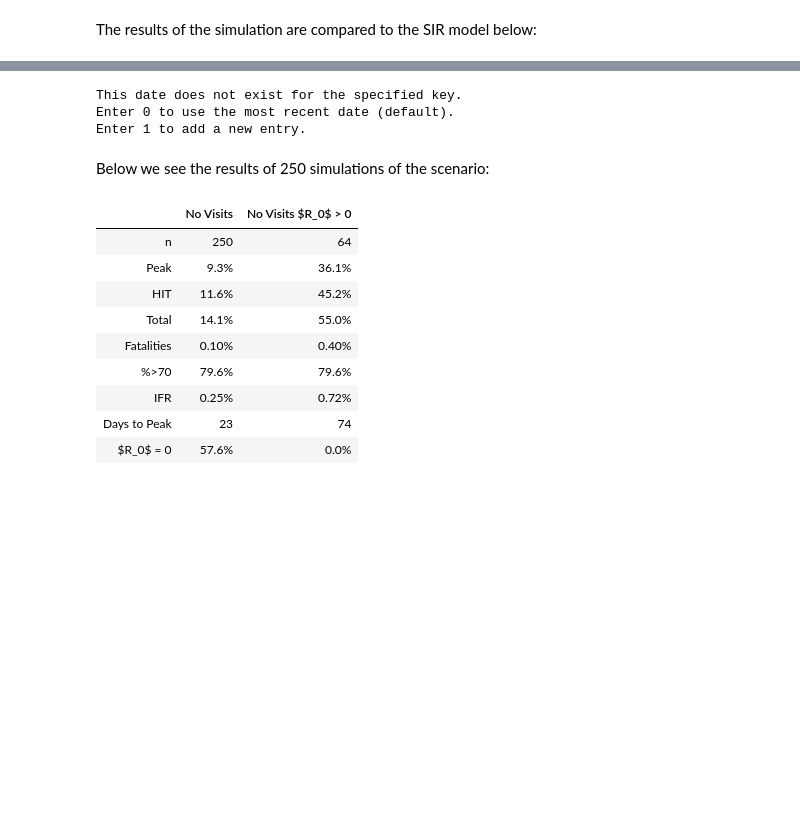
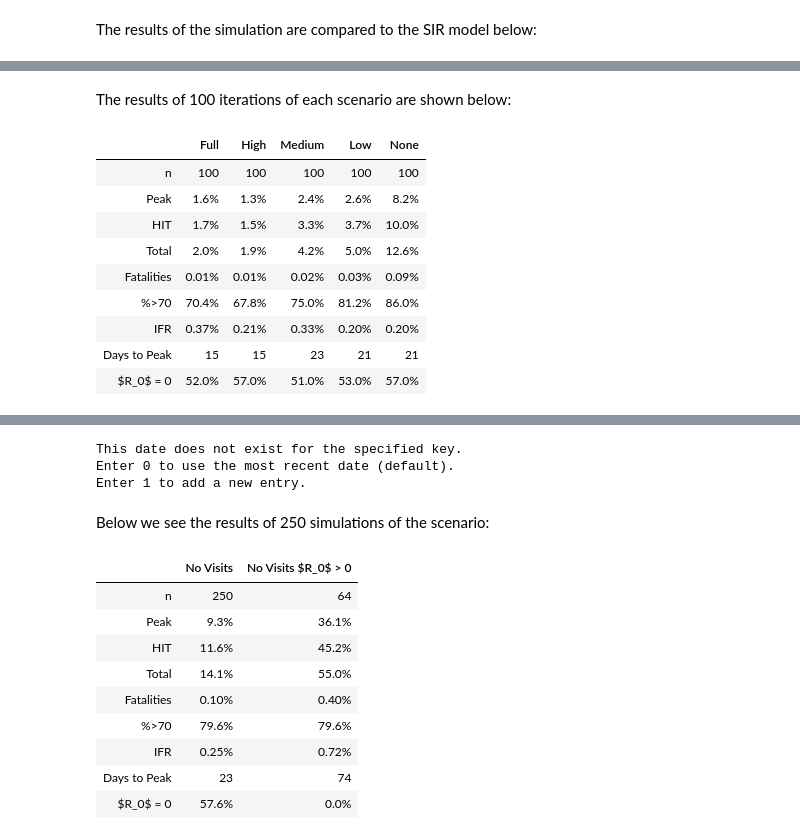
Before and after one commit to rjskene/rknotdocs, a Jupyter notebook: docs/load.ipynb, the cells around one changed output, grey strips where cells are left out. Saved outputs shown, nothing was run; the diff lists cells and outputs as text; code cells hidden in the pictures; blank space fills up the shorter version.

```diff
--- a/docs/load.ipynb
+++ b/docs/load.ipynb
@@ -1203,0 +1247,22 @@ A lower $R_0$ is in part responsible, but so too is the viral load curve in Hutc
+# %%
+import os
+
+from rknot.helpers import ShelfHelp
+
+fnames = [fname for fname in os.listdir('tests/data') if 'load_sd_adh_' in fname]
+
+reskey = {}
+args = []
+for fname in fnames:
+    file = f'tests/data/{fname}'
+    key = f'{fname}_iters_RESULTS'
+    with ShelfHelp(file, key, no_input=True, load=True) as sh:
+        reskey[fname] = sh.values(*args)
+
+headkey = {
+    'Full': 'load_sd_adh_1_1_1_1_1_1',
+    'High': 'load_sd_adh_0.8_0.7_0.95_0.9_0.95_1',
+    'Medium': 'load_sd_adh_0.75_0.6_0.9_0.8_0.8_1',
+    'Low': 'load_sd_adh_0.6_0.5_0.9_0.75_0.75_1',
+    'None': 'load_sd_adh' + '_0'*6
+}
@@ -1203,0 +1297,19 @@ A lower $R_0$ is in part responsible, but so too is the viral load curve in Hutc
+# %% [markdown]
+The results of 100 iterations of each scenario are shown below:
+# %%
+res = [reskey[vals][-1] for vals in headkey.values()]
+means = [find_means(r) for r in res]
+sizes = [r.shape[0] for r in res]
+
+display(HTML(curve_table(headkey.keys(), means, sizes)))
+# %% [output]
+|  | Full | High | Medium | Low | None |
+| n | 100 | 100 | 100 | 100 | 100 |
+| Peak | 1.6% | 1.3% | 2.4% | 2.6% | 8.2% |
+| HIT | 1.7% | 1.5% | 3.3% | 3.7% | 10.0% |
+| Total | 2.0% | 1.9% | 4.2% | 5.0% | 12.6% |
+| Fatalities | 0.01% | 0.01% | 0.02% | 0.03% | 0.09% |
+| %>70 | 70.4% | 67.8% | 75.0% | 81.2% | 86.0% |
+| IFR | 0.37% | 0.21% | 0.33% | 0.20% | 0.20% |
+| Days to Peak | 15 | 15 | 23 | 21 | 21 |
+| $R_0$ = 0 | 52.0% | 57.0% | 51.0% | 53.0% | 57.0% |
```
Also changed, not shown: parts of 19 cells of this notebook, 18 other files.
